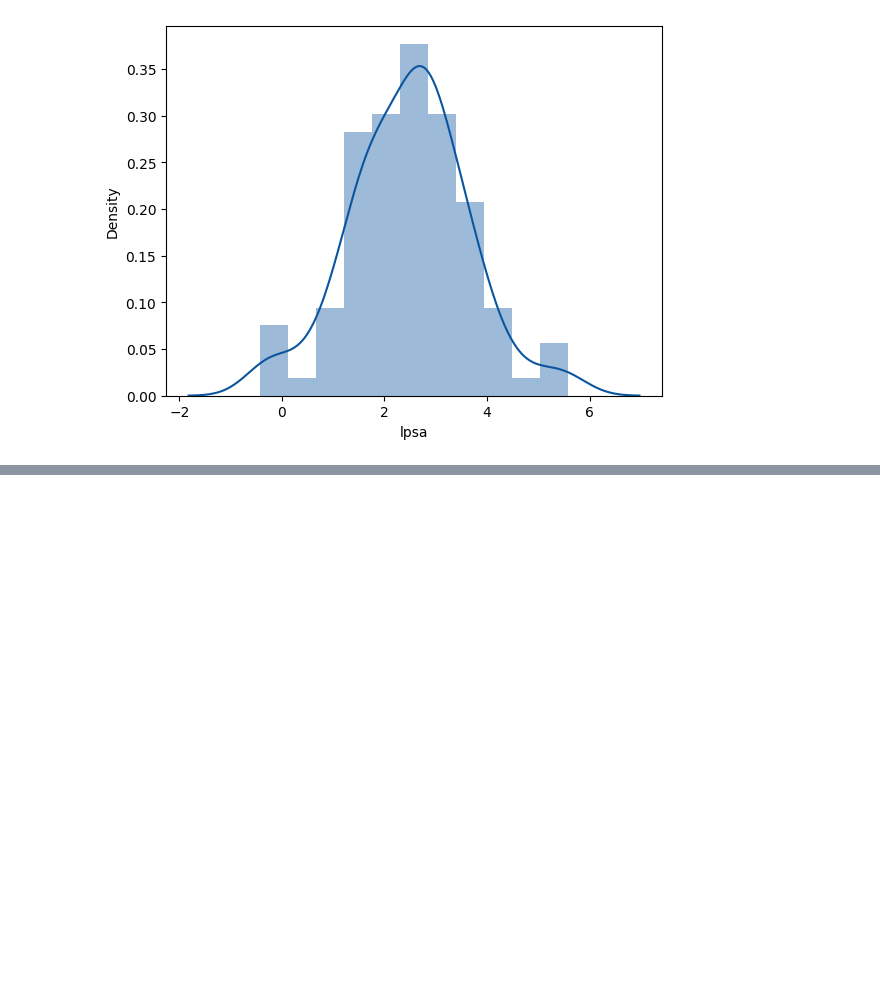
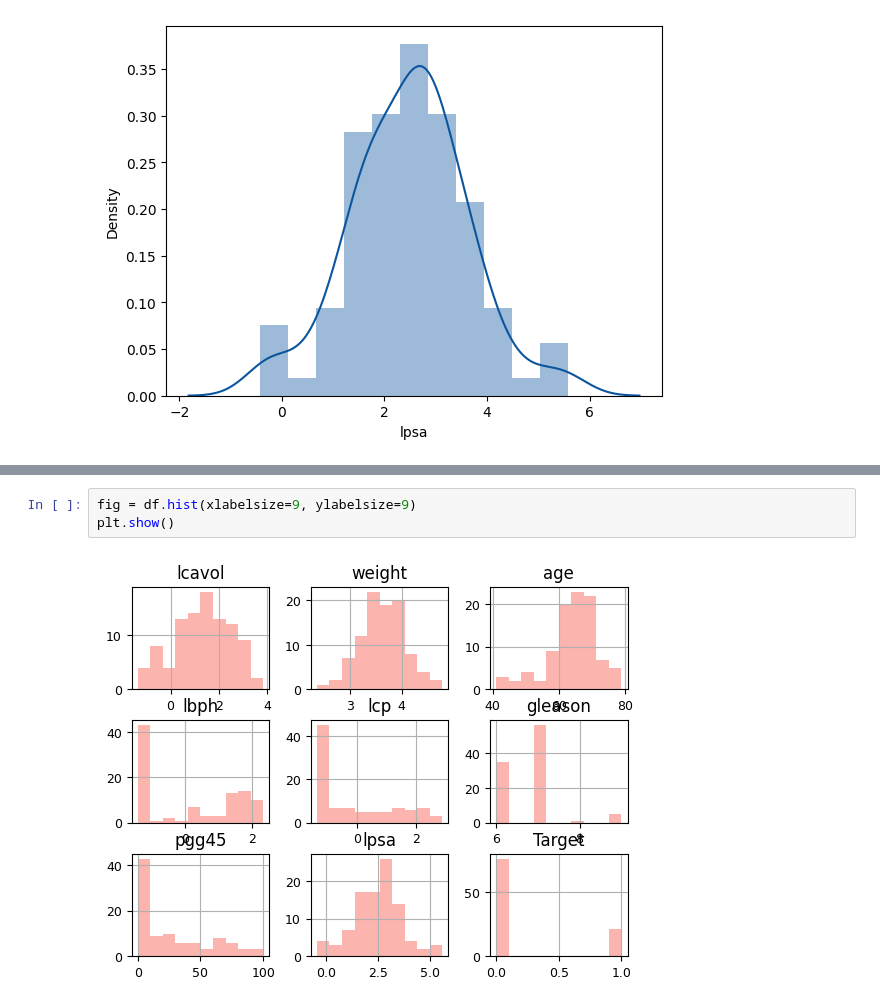
Before and after one commit to Ammon21/Prostate-Cancer-Detection, a Jupyter notebook: notebooks/EDA.ipynb, the cells around one changed output, grey strips where cells are left out. Drawn from its saved outputs; the diff is of its cells as text; blank space fills up the shorter version.

```diff
--- a/notebooks/EDA.ipynb
+++ b/notebooks/EDA.ipynb
@@ -118,0 +143,5 @@ sns.distplot(df.lpsa)
+# %%
+fig = df.hist(xlabelsize=9, ylabelsize=9)
+plt.show()
+# %% [output]
+[figure, added]
```
Also changed, not shown: parts of 11 cells of this notebook, 2 other files.
